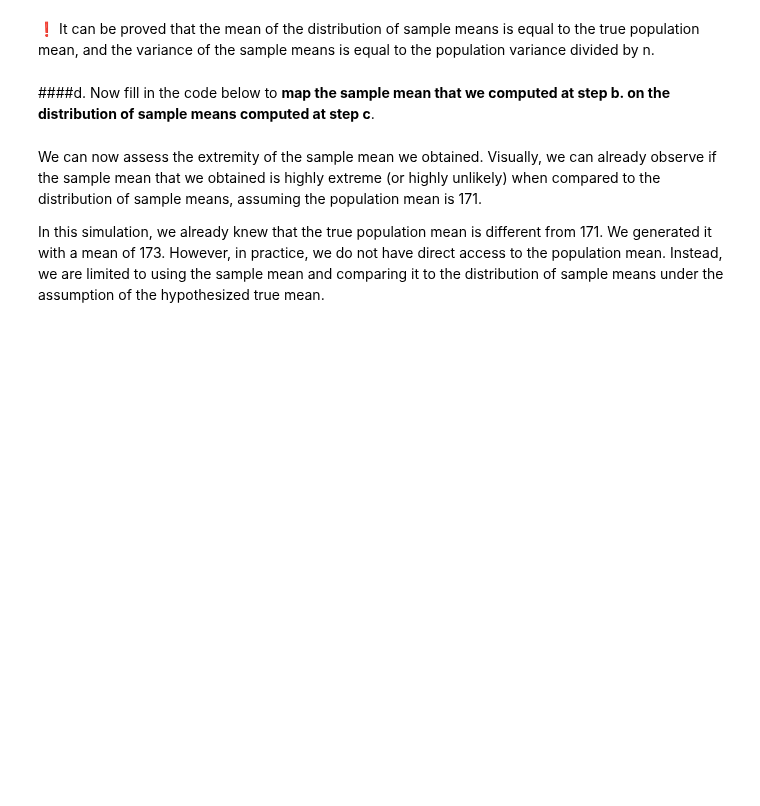
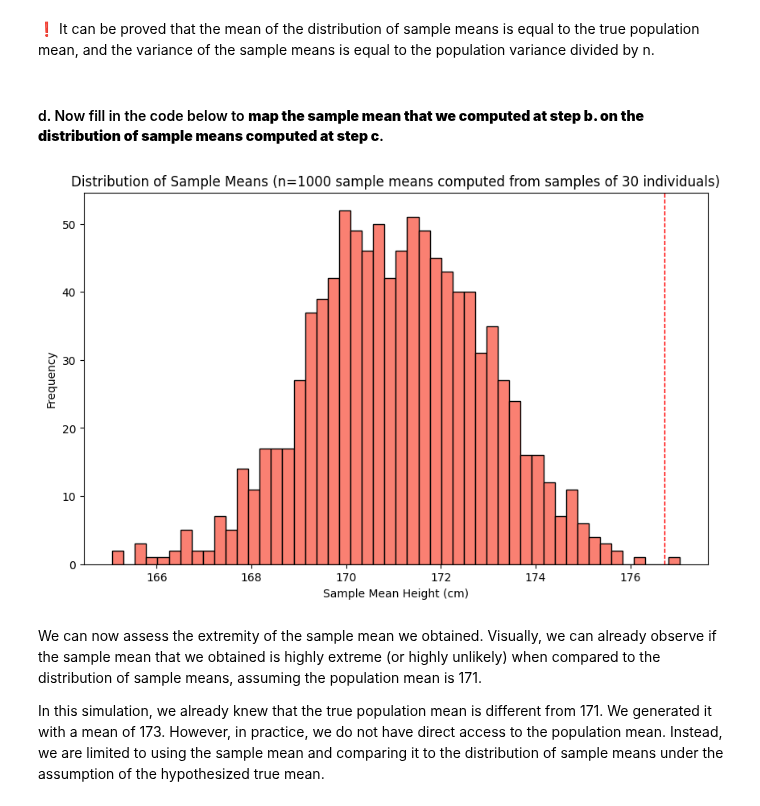
Before and after one commit to theonlytruealex/models_and_simulations, a Jupyter notebook: MS-lab4.ipynb, the cells around one changed output. Cells and saved outputs as stored; diff of their text form; code cells hidden in the pictures; blank space fills up the shorter version.

```diff
--- a/MS-lab4.ipynb
+++ b/MS-lab4.ipynb
@@ -122,17 +129,19 @@ plt.show()
 # %% [markdown]
 ❗ It can be proved that the mean of the distribution of sample means is equal to the true population mean, and the variance of the sample means is equal to the population variance divided by n.
 # %% [markdown]
-####d. Now fill in the code below to **map the sample mean that we computed at step b. on the distribution of sample means computed at step c**.
+#### d. Now fill in the code below to **map the sample mean that we computed at step b. on the distribution of sample means computed at step c**.
 # %%
 #ToDo:Plot the 1000 sample means
 plt.figure(figsize=(10, 6))
-plt.hist(#Give as input the 1000sample means computed at point c, bins=50, color='salmon', edgecolor='black')
+plt.hist(sample_means, bins=50, color='salmon', edgecolor='black')
 plt.title('Distribution of Sample Means (n=1000 sample means computed from samples of 30 individuals)')
 plt.xlabel('Sample Mean Height (cm)')
 plt.ylabel('Frequency')
 #ToDo: plot a red axline at the position corresponding to the sample mean that was extracted at point b.
-plt.axvline(#Give as input the mean extracted at point b, color='red', linestyle='dashed', linewidth=1)
+plt.axvline(sample_mean_extracted, color='red', linestyle='dashed', linewidth=1)
 plt.show()
+# %% [output]
+[figure, added]
 # %% [markdown]
 We can now assess the extremity of the sample mean we obtained.
 Visually, we can already observe if the sample mean that we obtained is highly extreme (or highly unlikely) when compared to the distribution of sample means, assuming the population mean is 171.
```
Also changed, not shown: parts of 34 cells of this notebook.
